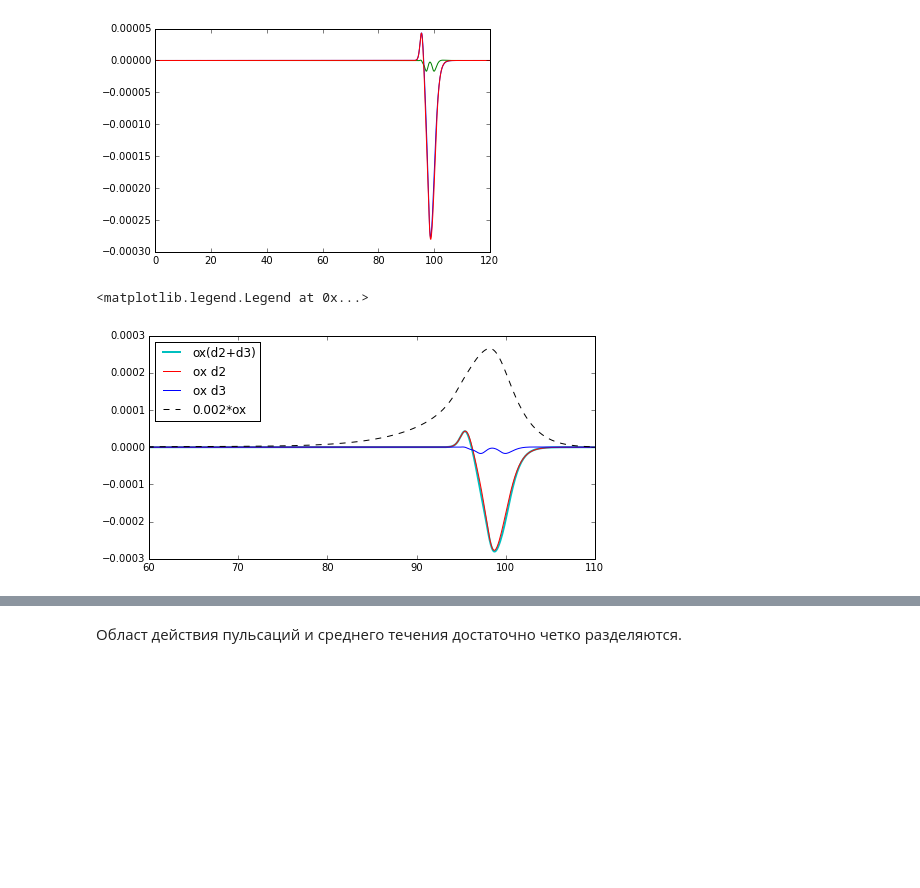
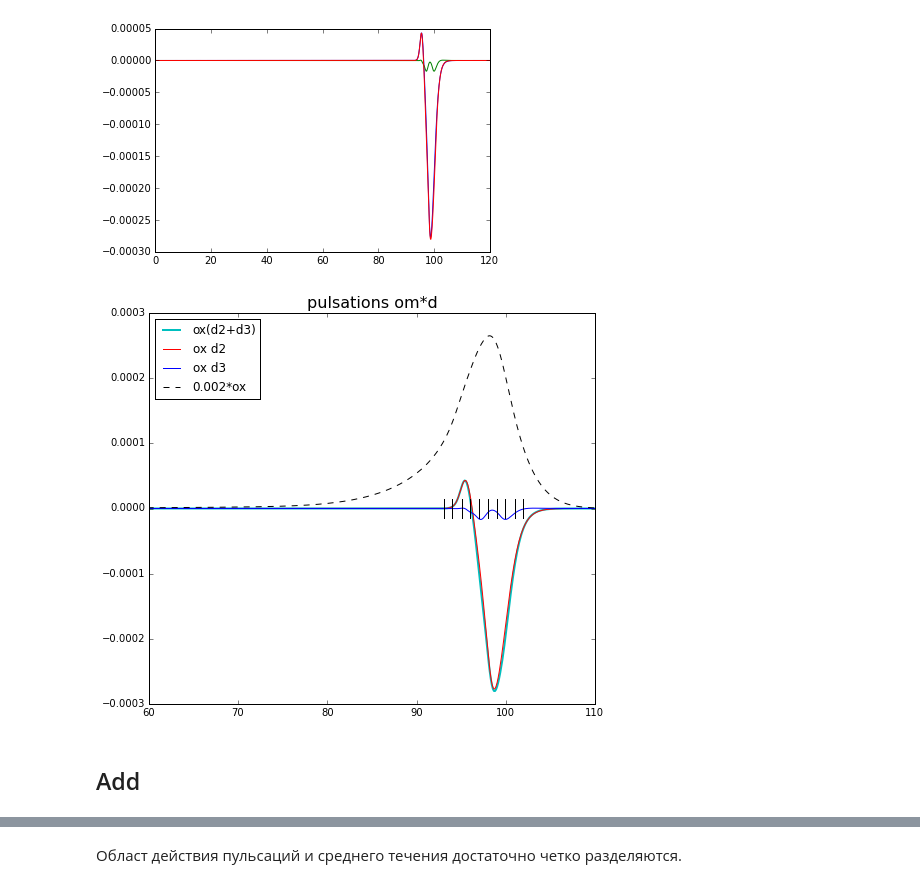
Before and after one commit to pimanov/research, a Jupyter notebook: Re2200-pulsations_d-picture_gen.ipynb, the cells around one changed output, grey strips where cells are left out. Saved outputs shown, nothing was run; the diff lists cells and outputs as text; code cells hidden in the pictures; blank space fills up the shorter version.

```diff
--- a/Re2200-pulsations_d-picture_gen.ipynb
+++ b/Re2200-pulsations_d-picture_gen.ipynb
@@ -211,0 +223,14 @@ plt.legend(loc=2)
+# %%
+plt.figure(figsize=(8,4))
+
+plt.title("decomposition of d", fontsize=16)
+plt.plot(x, dccx[1:-1], "g", lw=2, label="d(V+v')")
+plt.plot(x, dmmx[1:-1], "r", label="d(V)")
+plt.plot(x, d11x[1:-1], "b", label="d(v')")
+plt.plot(x, 0.06*oxx[1:-1], 'k--', label="0.06*ox")
+#plt.plot(x, 0.025*upuslx[1:-1], 'k--', label="0.025*puls")
+plt.xlim(60,110)
+plt.legend(loc=2)
+
+for i in ii:
+    plt.plot([x[i-1], x[i-1]], [0.0, 0.0005],  "k")
@@ -225,14 +252,19 @@ plt.plot(x, oDx[1:-1])
 [<matplotlib.lines.Line2D at 0x...>]
 [figure]
 # %%
-plt.figure(figsize=(8,4))
+plt.figure(figsize=(8,7))
 
+plt.title("pulsations om*d", fontsize=16)
 plt.plot(x, oDx[1:-1], "c", lw=2, label="ox(d2+d3)")
 plt.plot(x, od2x[1:-1], "r", label="ox d2")
 plt.plot(x, od3x[1:-1], "b", label="ox d3")
 plt.plot(x, 0.002*oxx[1:-1], 'k--', label="0.002*ox")
 plt.xlim(60,110)
 plt.legend(loc=2)
+
+for i in ii:
+    plt.plot([x[i-1], x[i-1]], [-0.000015, 0.000015],  "k")
 # %% [output]
-<matplotlib.legend.Legend at 0x...>
-[figure, old version]
+[figure, new version]
+# %% [markdown]
+## Add
```
Also changed, not shown: parts of 12 cells of this notebook, 3 other files.
